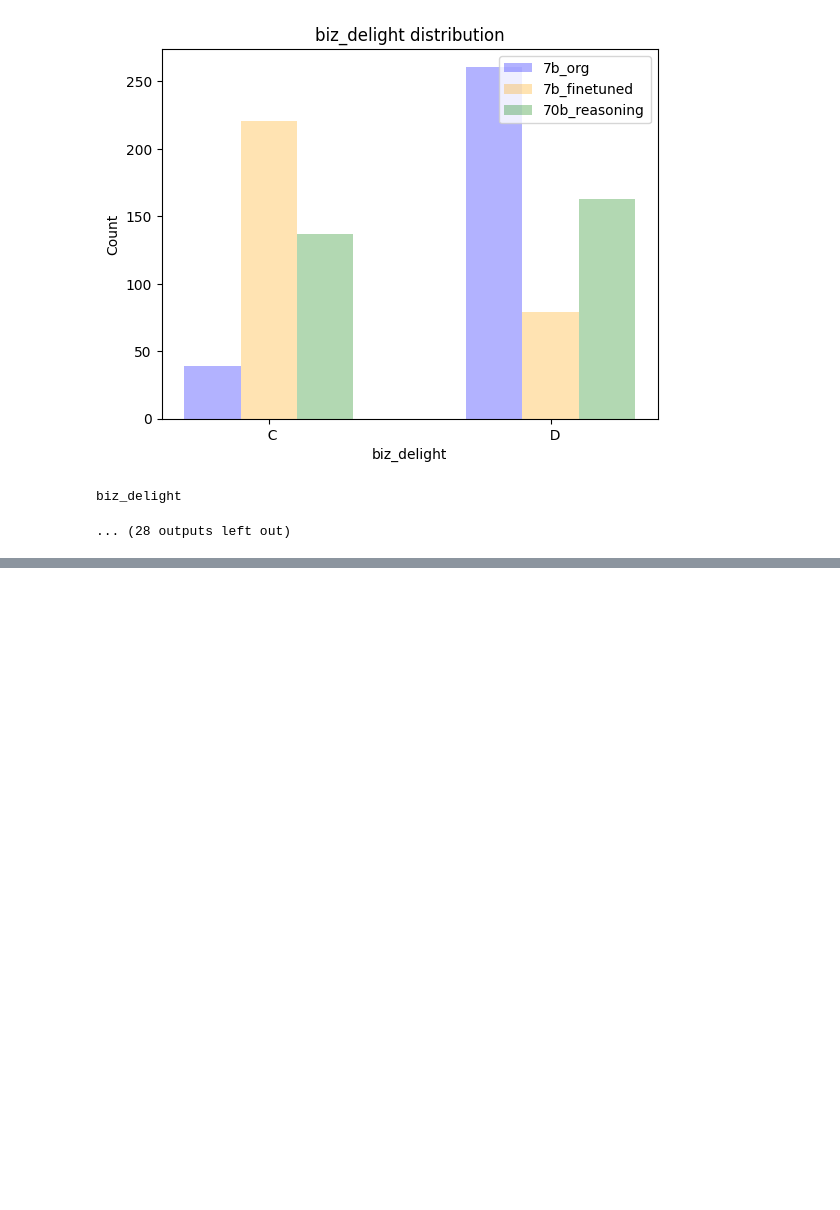
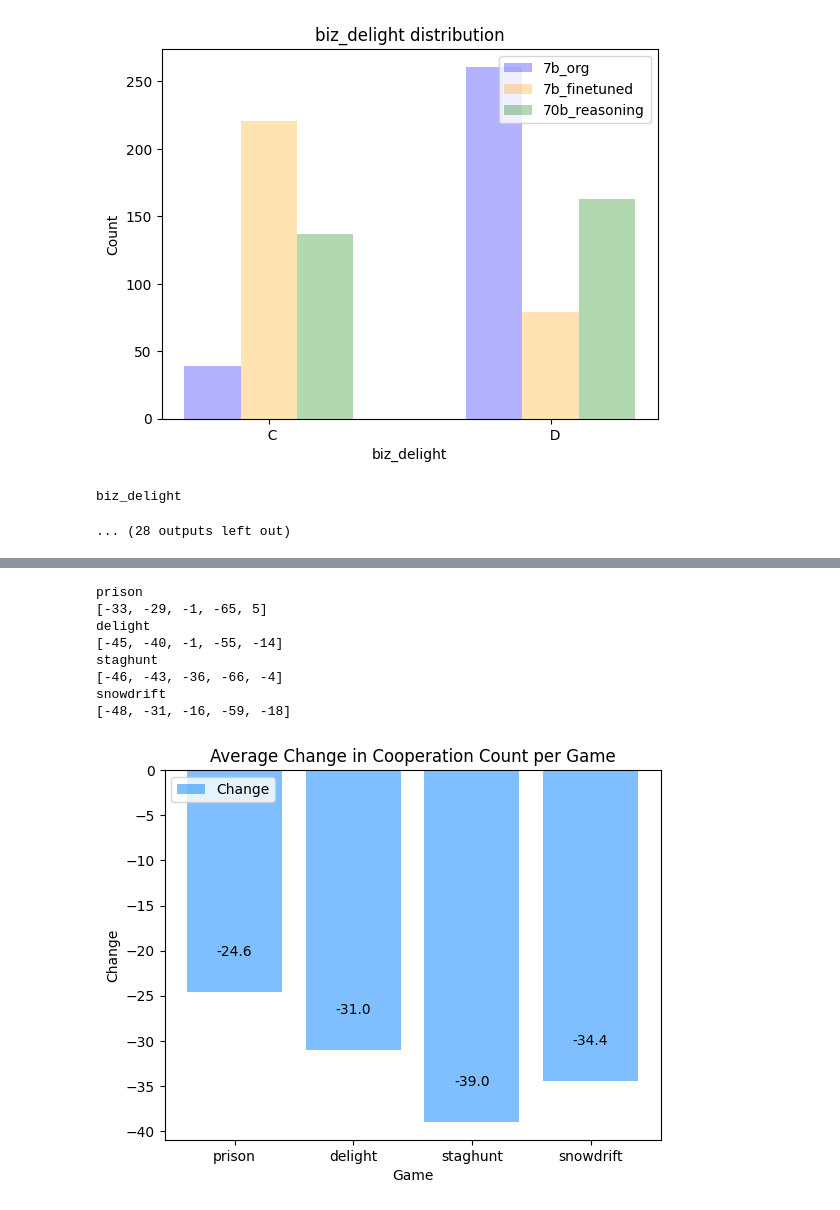
Before and after one commit to sepehrilami/LFB, a Jupyter notebook: notebooks/result_analysis.ipynb, the cells around one changed output, grey strips where cells are left out. Drawn from its saved outputs; the diff is of its cells as text; code cells hidden in the pictures; blank space fills up the shorter version.

```diff
--- a/notebooks/result_analysis.ipynb
+++ b/notebooks/result_analysis.ipynb
@@ -141,7 +144,7 @@ from collections import defaultdict
 
 categorized_keys = defaultdict(list)
 for item in keys:
-    prefix = item.split('_')[0]  # Get the prefix before the underscore
+    prefix = item.split('_')[1]  # Get the prefix before the underscore
     categorized_keys[prefix].append(item)
 
 # Extract values from the dictionary to get the list of lists
@@ -201,10 +203,12 @@ def aggregated_comparison_by_category(all_data, category, category_type):
     print(edited_valid_games)
     valid_games = edited_valid_games
 
-    plt.xticks([pos + bar_width * (len(valid_games) - 1) / 3 for pos in range(len(valid_games))], valid_games)
-    plt.xlabel(category)
-    plt.ylabel('Cooperation')
-    plt.title(f'{category_type} {category} distribution')
+    plt.xticks([pos + bar_width * (len(valid_games) - 1) / 3 for pos in range(len(valid_games))], valid_games, fontsize=15)
+    # set the xticks size to be larger
+
+    plt.xlabel(category, fontsize=15)
+    plt.ylabel('Cooperation', fontsize=15)
+    plt.title(f'{category_type} {category} distribution', fontdict={'fontsize': 16})
     plt.legend(legend_handles, llms, loc='lower right', title='LLM')
     # save plot
     if category_type == 'Context':
@@ -214,6 +218,6 @@ def aggregated_comparison_by_category(all_data, category, category_type):
     plt.close()
 
 for category in categorized_keys:
-    aggregated_comparison_by_category(all_data, category, category_type='Context')
+    aggregated_comparison_by_category(all_data, category, category_type='Game')
 # %% [output]
 7b_org IR_prison 254 0.0
@@ -349,0 +352,53 @@ compare_progress(all_data, keys)
+# %%
+# get the average progress per each game, and then per each context
+def get_average_progress(all_data, keys, category_type='Game'):
+    # categorize by first part of the key
+    categorized_keys = defaultdict(list)
+    for item in keys:
+        if category_type == 'Context':
+            prefix = re.sub(r'_.*', '', item)
+        else:
+            prefix = re.sub(r'.*_', '', item)
+        categorized_keys[prefix].append(item)
+
+    # get the average progress for each category
+    average_progress = {}
+    for category in categorized_keys:
+        print(category)
+        progress = [(all_data['7b_finetuned'][key]['  C'] - all_data['7b_org'][key]['  C']) for key in categorized_keys[category]]
+        print(progress)
+        average_progress[category] = round(sum(progress) / len(progress), 2)
+    return average_progress
+
+def visualize_average_progress(average_progress, category_type='Game'):
+    plt.figure()
+    x = [pos for pos in range(len(average_progress))]
+    plt.bar(x, average_progress.values(), alpha=0.5, label='Change', color='#0080FF')
+    # plt.axhline(y=50, color='r', linestyle='--', label='100%')
+    # write the y value on top of each bar
+    for i, v in enumerate(average_progress.values()):
+        plt.text(i, v+4, str(v), ha='center')
+
+    plt.xticks(x, average_progress.keys())
+    plt.xlabel(category_type)
+    plt.ylabel('Change')
+    plt.title(f'Average Change in Cooperation Count per {category_type}')
+    plt.legend(loc='upper left')
+    plt.savefig(os.path.join("../new_figs", f"average_change_{category_type}.png"))
+    plt.show()
+
+
+
+category_type = 'Game'
+average_progress = get_average_progress(all_data, keys, category_type)
+visualize_average_progress(average_progress, category_type)
+# %% [output]
+prison
+[-33, -29, -1, -65, 5]
+delight
+[-45, -40, -1, -55, -14]
+staghunt
+[-46, -43, -36, -66, -4]
+snowdrift
+[-48, -31, -16, -59, -18]
+[figure, added]
```
Also changed, not shown: parts of 7 cells of this notebook, 17 other files.
